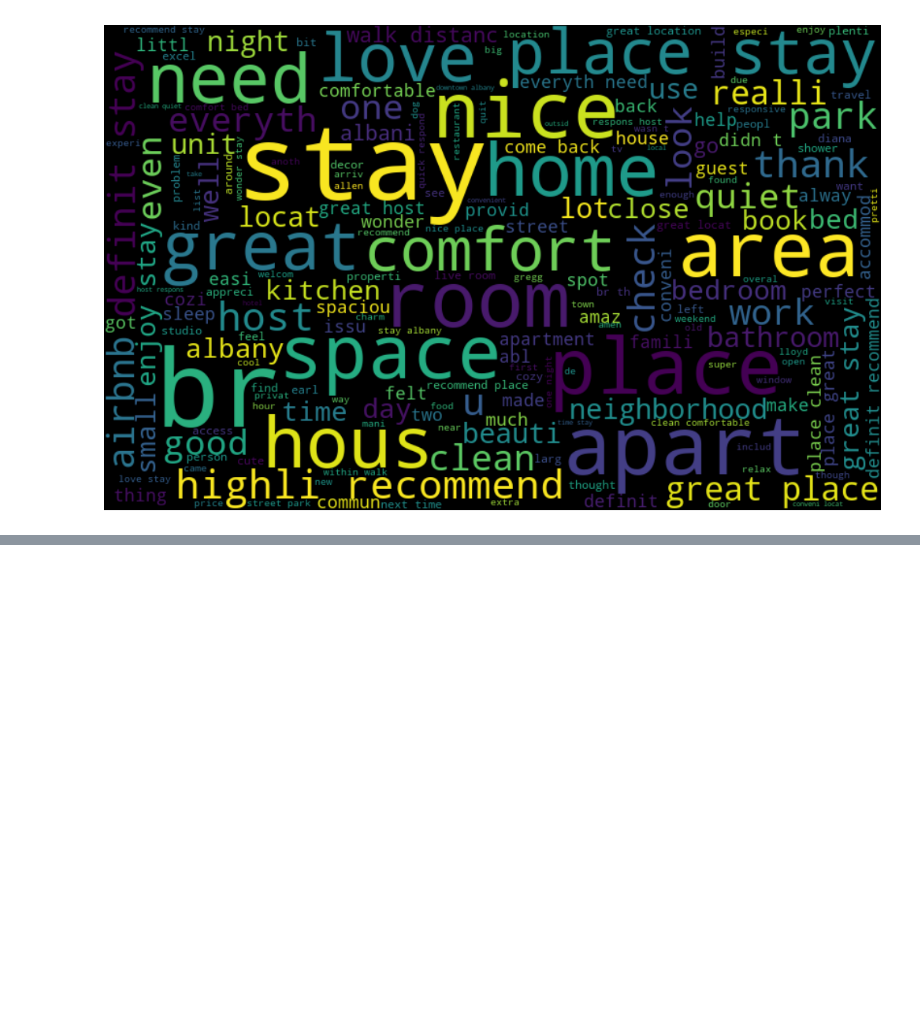
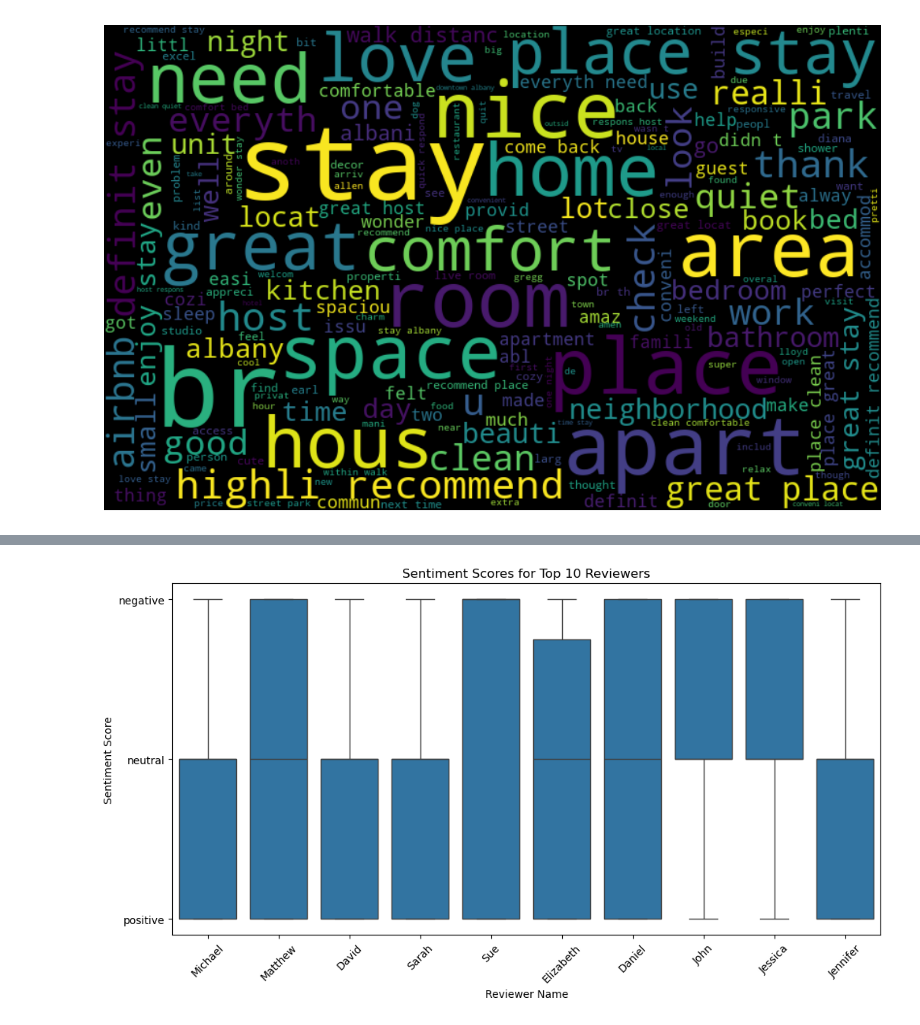
Before and after one commit to bishanbhandari/Data-Science--Text-and-NLP-Projects-, a Jupyter notebook: AirBnb Reviews Analysis/MachineLearning.ipynb, the cells around one changed output, grey strips where cells are left out. Saved outputs shown, nothing was run; the diff lists cells and outputs as text; code cells hidden in the pictures; blank space fills up the shorter version.

```diff
--- a/AirBnb Reviews Analysis/MachineLearning.ipynb
+++ b/AirBnb Reviews Analysis/MachineLearning.ipynb
@@ -152,0 +173,15 @@ plt.show()
+# %%
+# Reviewer Frequency and Sentiment
+# Top 10 reviewers
+top_reviewers=df['reviewer_name'].value_counts().head(10).index # index=return name only
+top_reviewers_df=df[df['reviewer_name'].isin(top_reviewers)]
+
+plt.figure(figsize=(12,6))
+sns.boxplot(x='reviewer_name',y='sentiment',data=top_reviewers_df)
+plt.xticks(rotation=45)
+plt.title('Sentiment Scores for Top 10 Reviewers')
+plt.xlabel('Reviewer Name')
+plt.ylabel('Sentiment Score')
+plt.show()
+# %% [output]
+[figure, added]
```
Also changed, not shown: parts of 3 cells of this notebook.
